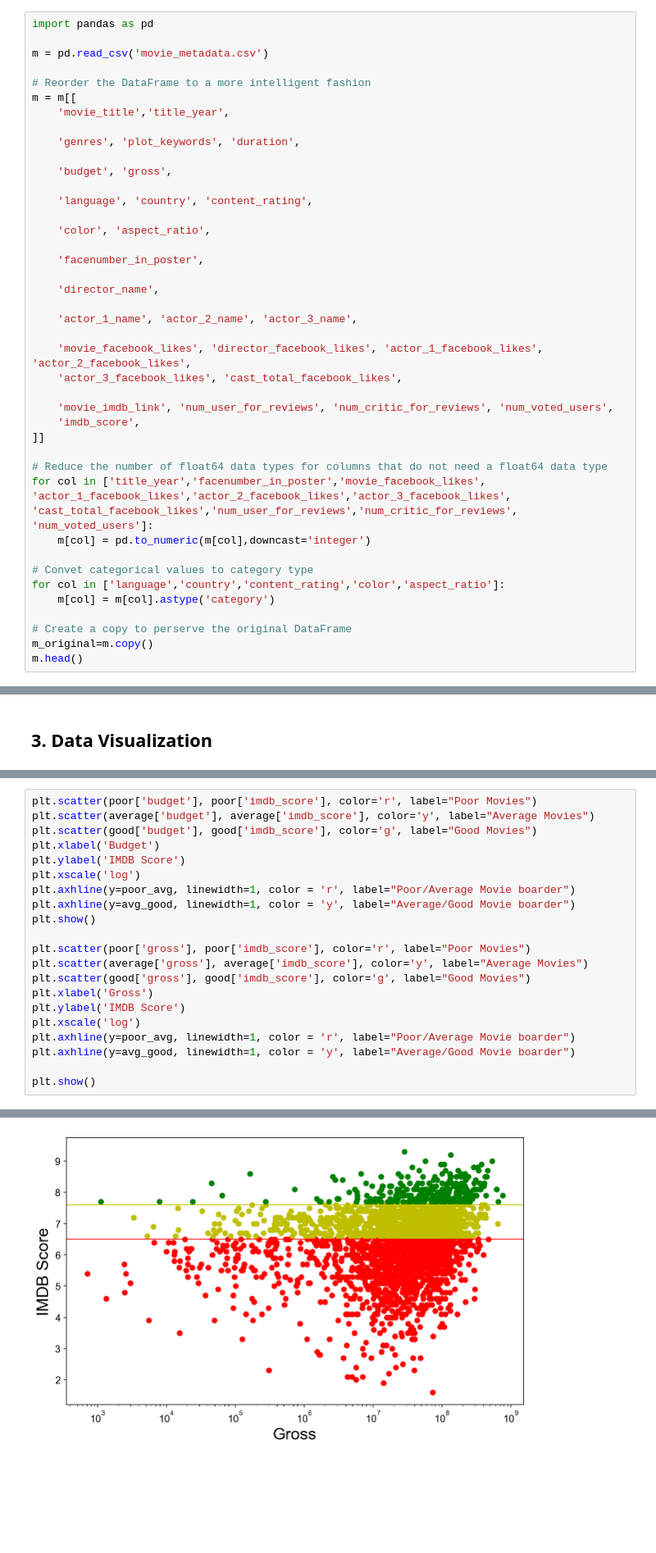
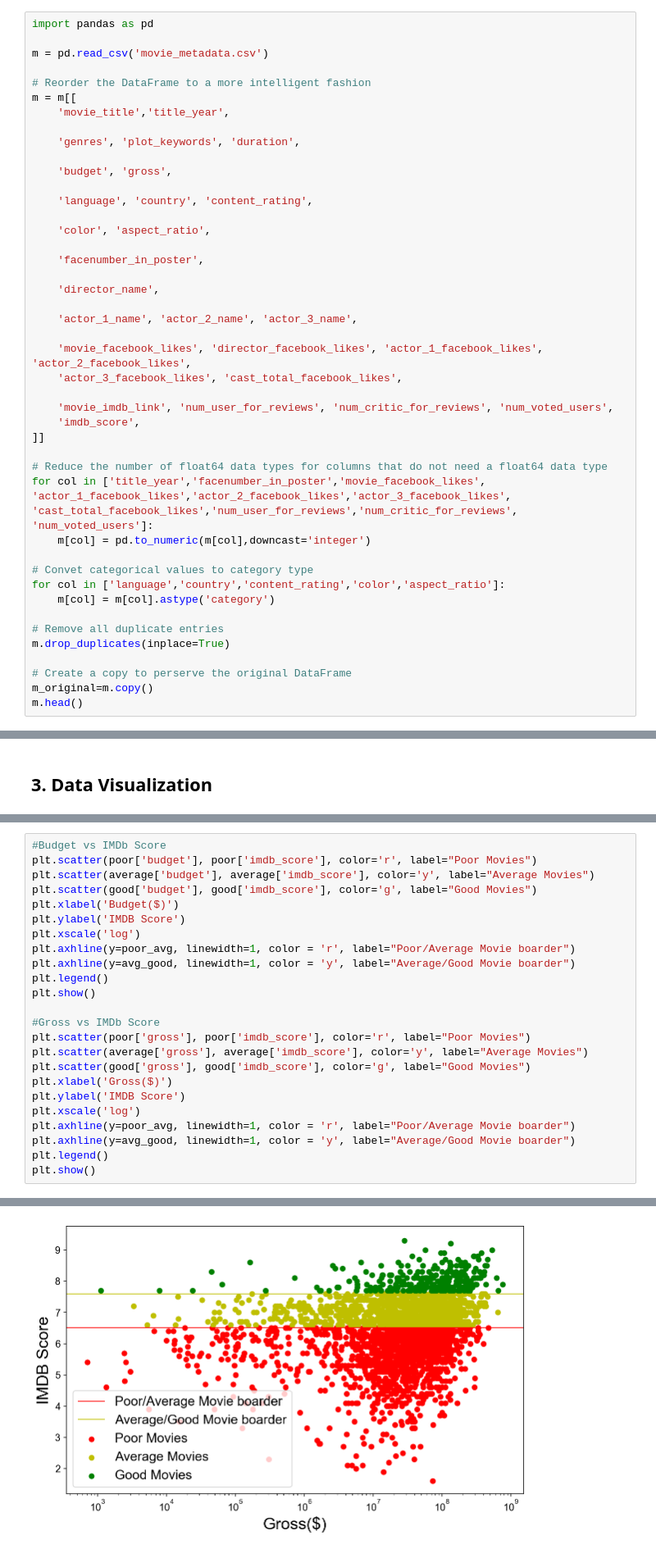
Before and after one commit to SMU-ML-2017/Project1, a Jupyter notebook: ML Lab 1.ipynb, the cells around one changed output, grey strips where cells are left out. Shown at 82% size. Drawn from its saved outputs; the diff is of its cells as text; blank space fills up the shorter version.

```diff
--- a/ML Lab 1.ipynb
+++ b/ML Lab 1.ipynb
@@ -59,6 +59,9 @@ for col in ['title_year','facenumber_in_poster','movie_facebook_likes',
 for col in ['language','country','content_rating','color','aspect_ratio']:
     m[col] = m[col].astype('category')
 
+# Remove all duplicate entries
+m.drop_duplicates(inplace=True)
+
 # Create a copy to perserve the original DataFrame
 m_original=m.copy()
 m.head()
@@ -213,22 +231,25 @@ plt.show()
 # %%
+#Budget vs IMDb Score
 plt.scatter(poor['budget'], poor['imdb_score'], color='r', label="Poor Movies")
 plt.scatter(average['budget'], average['imdb_score'], color='y', label="Average Movies")
 plt.scatter(good['budget'], good['imdb_score'], color='g', label="Good Movies")
-plt.xlabel('Budget')
+plt.xlabel('Budget($)')
 plt.ylabel('IMDB Score')
 plt.xscale('log')
 plt.axhline(y=poor_avg, linewidth=1, color = 'r', label="Poor/Average Movie boarder")
 plt.axhline(y=avg_good, linewidth=1, color = 'y', label="Average/Good Movie boarder")
+plt.legend()
 plt.show()
 
+#Gross vs IMDb Score
 plt.scatter(poor['gross'], poor['imdb_score'], color='r', label="Poor Movies")
 plt.scatter(average['gross'], average['imdb_score'], color='y', label="Average Movies")
 plt.scatter(good['gross'], good['imdb_score'], color='g', label="Good Movies")
-plt.xlabel('Gross')
+plt.xlabel('Gross($)')
 plt.ylabel('IMDB Score')
 plt.xscale('log')
 plt.axhline(y=poor_avg, linewidth=1, color = 'r', label="Poor/Average Movie boarder")
 plt.axhline(y=avg_good, linewidth=1, color = 'y', label="Average/Good Movie boarder")
-
+plt.legend()
 plt.show()
 # %% [output]
@@ -236 +257 @@ plt.show()
-[figure, old version]
+[figure, new version]
```
Also changed, not shown: parts of 47 cells of this notebook.
